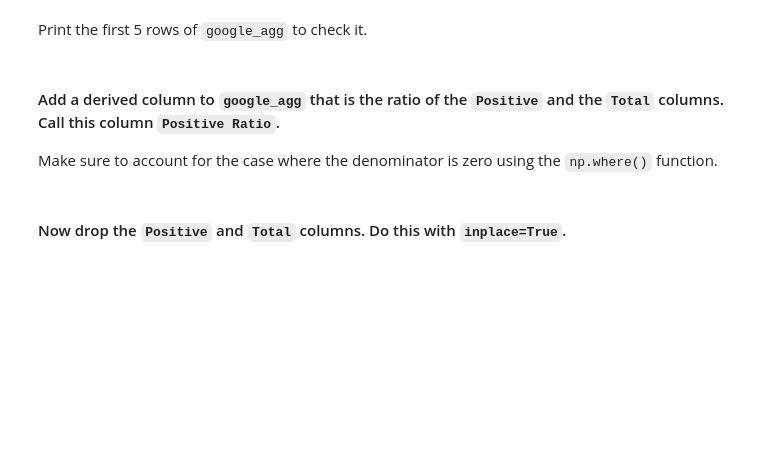
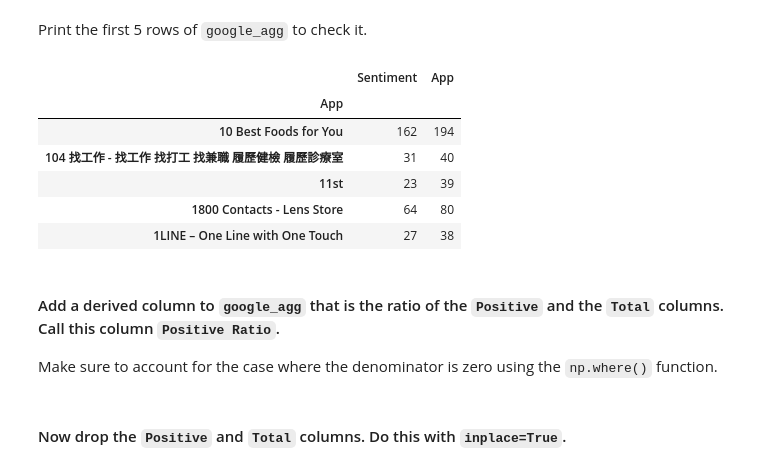
Before and after one commit to ta-data-bcn/lab-supervised-learning-feature-extraction, a Jupyter notebook: your-code/notebooks/main.ipynb, the cells around one changed output. Cells and saved outputs as stored; diff of their text form; code cells hidden in the pictures; blank space fills up the shorter version.

```diff
--- a/your-code/notebooks/main.ipynb
+++ b/your-code/notebooks/main.ipynb
@@ -489,7 +510,7 @@ def positive_function(x):
     Returns:
         The number of occurrences of `Positive` in the column data.
     """
-    return are_positive
+    return sum(np.where(x=="Positive",1,0))
 # %% [markdown]
 #### Step 2: Create a new dataframe to contain the `App` name, the number of positive reviews, and the total number of reviews of each app
 
@@ -514,3 +533,15 @@ Print the first 5 rows of `google_agg` to check it.
+# %%
+# Your code here
+google_agg.rename(columns={'Sentiment':'Positive','App':'Total'})
+google_agg.head(5)
+# %% [output]
+|  | Sentiment | App |
+| App |  |  |
+| 10 Best Foods for You | 162 | 194 |
+| 104 找工作 - 找工作 找打工 找兼職 履歷健檢 履歷診療室 | 31 | 40 |
+| 11st | 23 | 39 |
+| 1800 Contacts - Lens Store | 64 | 80 |
+| 1LINE – One Line with One Touch | 27 | 38 |
 # %% [markdown]
 #### Add a derived column to `google_agg` that is the ratio of the `Positive` and the `Total` columns. Call this column `Positive Ratio`.
 
```
Also changed, not shown: parts of 8 cells of this notebook, 1 other file.
